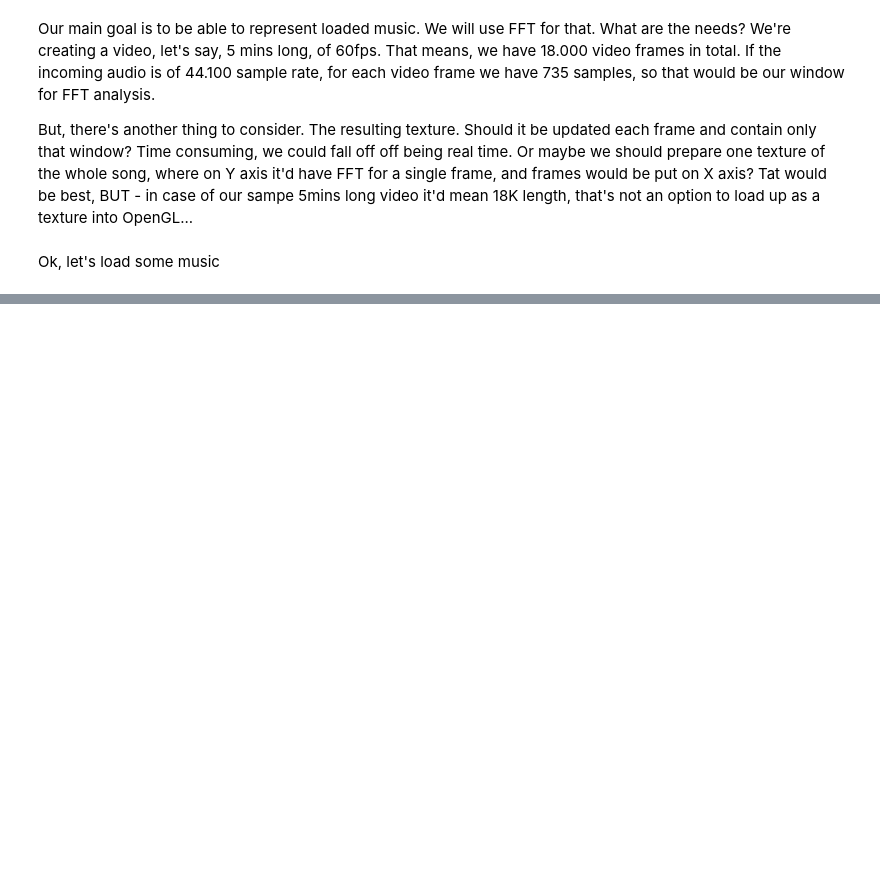
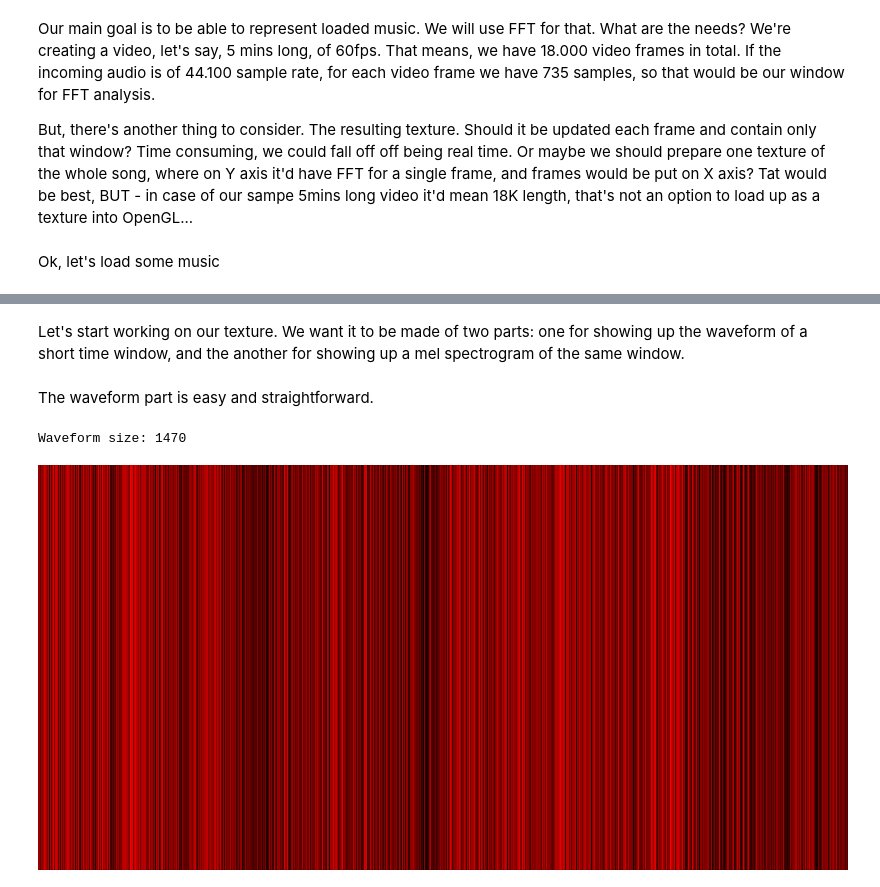
Before and after one commit to utak3r/PyShaderPlayground, a Jupyter notebook: experiments/sound_analysis.ipynb, the cells around one changed output, grey strips where cells are left out. Cells and saved outputs as stored; diff of their text form; code cells hidden in the pictures; blank space fills up the shorter version.

```diff
--- a/experiments/sound_analysis.ipynb
+++ b/experiments/sound_analysis.ipynb
@@ -125,0 +97,38 @@ Number of freqs: 1470
+# %% [markdown]
+Let's start working on our texture.
+We want it to be made of two parts: one for showing up the waveform of a short time window,
+and the another for showing up a mel spectrogram of the same window.
+# %%
+frame_rate = 30.0 # framerate of a video
+current_time = 14.0 # in seconds
+current_frame = int(current_time * frame_rate)
+number_of_frames = 1
+sample_start = int((current_frame) / frame_rate * sample_rate)
+sample_end = int((current_frame + number_of_frames) / frame_rate * sample_rate)
+audio_part = audio[sample_start:sample_end]
+# %% [markdown]
+The waveform part is easy and straightforward.
+# %%
+def array_to_red_image(array):
+    img = None
+    # grey image from array
+    img = Image.fromarray(array, mode='L')
+    # empty grey image
+    zero = np.zeros(array.shape, dtype=np.uint8)
+    img_zero = Image.fromarray(zero, mode='L')
+    # merge it. Real image goes to R channel, while G and B channels filled with zeroes
+    img = Image.merge(mode='RGB', bands=(img, img_zero, img_zero))
+    return img
+# %%
+audio_part_img = exposure.rescale_intensity(audio_part, out_range=(-1.0, 1.0))
+print(f'Waveform size: {audio_part_img.size}')
+# convert to image
+audio_wave_img = array_to_red_image(audio_part_img)
+# rotate and resize
+audio_wave_img = audio_wave_img.rotate(-90, expand=True)
+audio_wave_img = audio_wave_img.resize((1024,512))
+#audio_wave_img.save('audiowave_array.png')
+display(audio_wave_img)
+# %% [output]
+Waveform size: 1470
+[figure, added]
```
Also changed, not shown: parts of 19 cells of this notebook, 1 other file.
